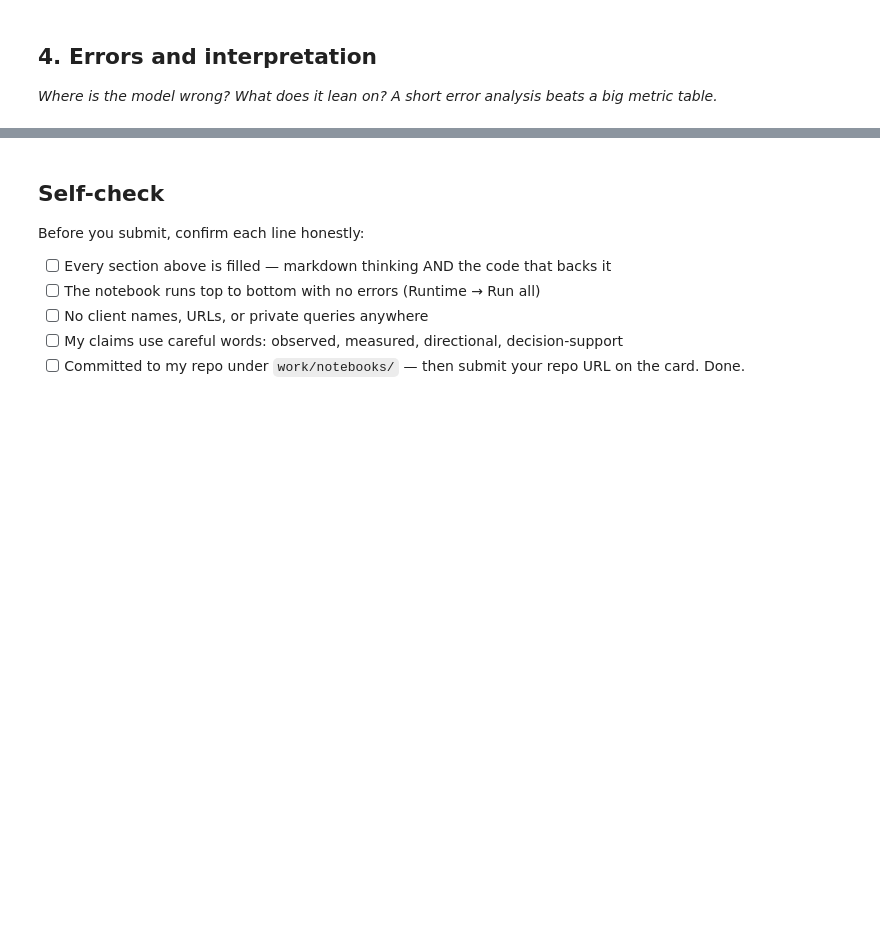
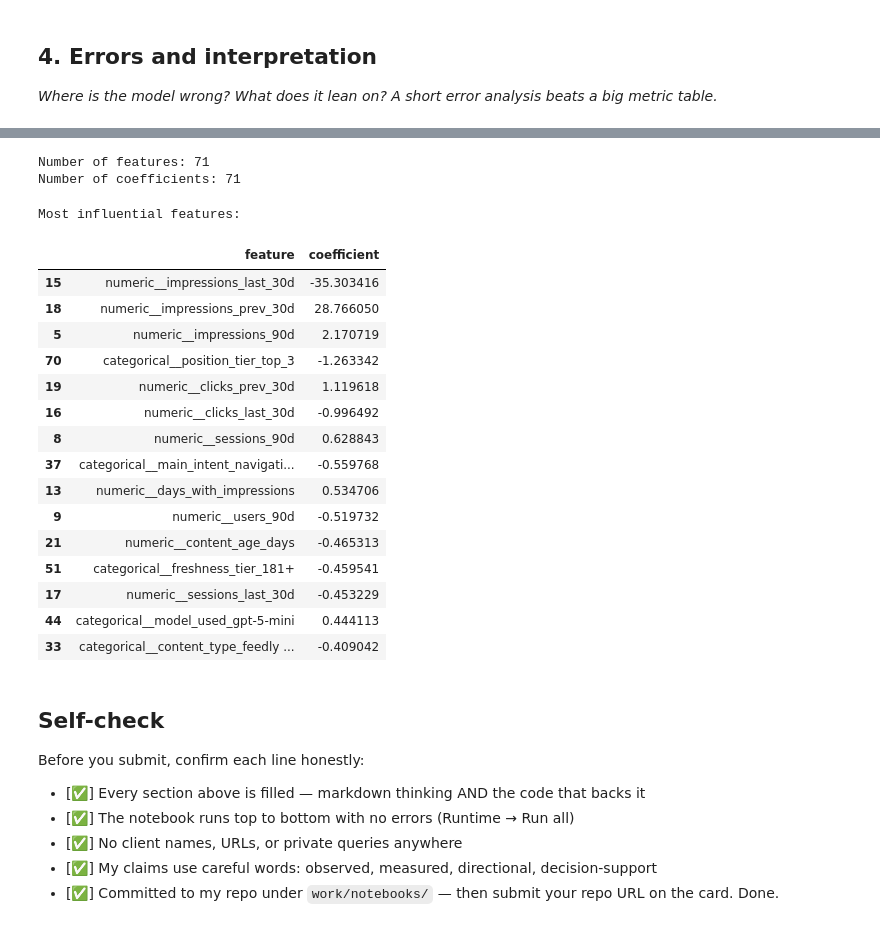
Before and after one commit to jenilrupareliya5150-bit/FlyRankAi-ml-Track, a Jupyter notebook: work/notebooks/w05_model.ipynb, the cells around one changed output, grey strips where cells are left out. Drawn from its saved outputs; the diff is of its cells as text; code cells hidden in the pictures; blank space fills up the shorter version.

```diff
--- a/work/notebooks/w05_model.ipynb
+++ b/work/notebooks/w05_model.ipynb
@@ -37,10 +447,64 @@ This skeleton is yours to fill. Work the sections **in order** — each one has
+# %%
+# Get the preprocessing step from the pipeline
+
+preprocessor = model.named_steps["preprocessor"]
+
+# Get the actual feature names used by Logistic Regression
+
+feature_names = preprocessor.get_feature_names_out()
+
+print("Number of features:", len(feature_names))
+print("Number of coefficients:", len(model.named_steps["classifier"].coef_[0]))
+# %% [output]
+Number of features: 71
+Number of coefficients: 71
+# %%
+coefficients = pd.DataFrame({
+    "feature": feature_names,
+    "coefficient": model.named_steps["classifier"].coef_[0]
+})
+
+coefficients["absolute_coefficient"] = (
+    coefficients["coefficient"].abs()
+)
+
+coefficients = coefficients.sort_values(
+    "absolute_coefficient",
+    ascending=False
+)
+
+print("Most influential features:")
+
+display(
+    coefficients[
+        ["feature", "coefficient"]
+    ].head(15)
+)
+# %% [output]
+Most influential features:
+|  | feature | coefficient |
+| 15 | numeric__impressions_last_30d | -35.303416 |
+| 18 | numeric__impressions_prev_30d | 28.766050 |
+| 5 | numeric__impressions_90d | 2.170719 |
+| 70 | categorical__position_tier_top_3 | -1.263342 |
+| 19 | numeric__clicks_prev_30d | 1.119618 |
+| 16 | numeric__clicks_last_30d | -0.996492 |
+| 8 | numeric__sessions_90d | 0.628843 |
+| 37 | categorical__main_intent_navigati... | -0.559768 |
+| 13 | numeric__days_with_impressions | 0.534706 |
+| 9 | numeric__users_90d | -0.519732 |
+| 21 | numeric__content_age_days | -0.465313 |
+| 51 | categorical__freshness_tier_181+ | -0.459541 |
+| 17 | numeric__sessions_last_30d | -0.453229 |
+| 44 | categorical__model_used_gpt-5-mini | 0.444113 |
+| 33 | categorical__content_type_feedly ... | -0.409042 |
 # %% [markdown]
 ## Self-check
 
 Before you submit, confirm each line honestly:
 
-- [ ] Every section above is filled — markdown thinking AND the code that backs it
-- [ ] The notebook runs top to bottom with no errors (Runtime → Run all)
-- [ ] No client names, URLs, or private queries anywhere
-- [ ] My claims use careful words: observed, measured, directional, decision-support
-- [ ] Committed to my repo under `work/notebooks/` — then submit your repo URL on the card. Done.
+- [✅] Every section above is filled — markdown thinking AND the code that backs it
+- [✅] The notebook runs top to bottom with no errors (Runtime → Run all)
+- [✅] No client names, URLs, or private queries anywhere
+- [✅] My claims use careful words: observed, measured, directional, decision-support
+- [✅] Committed to my repo under `work/notebooks/` — then submit your repo URL on the card. Done.
```
Also changed, not shown: parts of 38 cells of this notebook.
